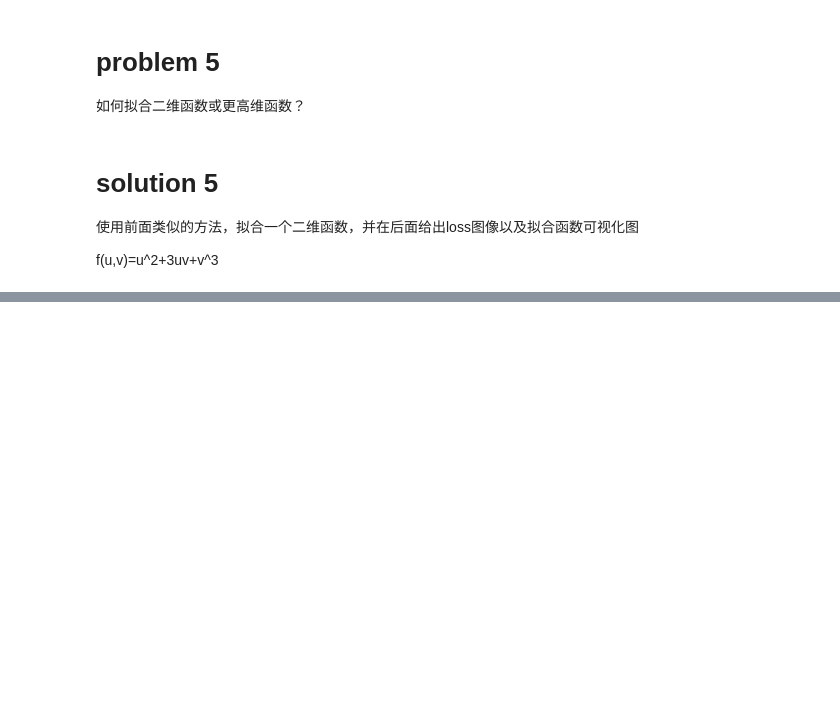
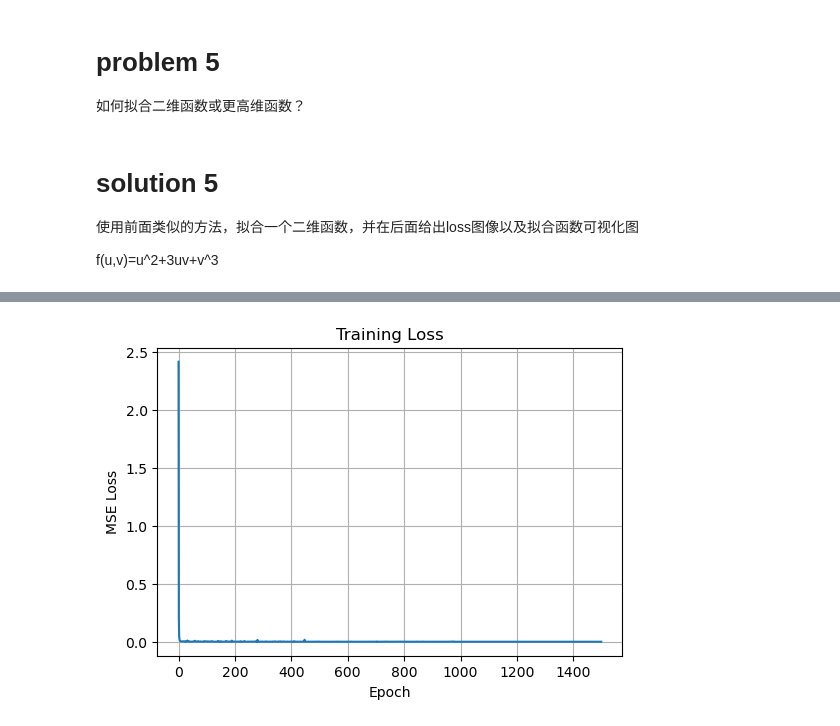
Before and after one commit to sweeter-byte/Deep-Learning-and-Computitional-Physic, a Jupyter notebook: labs/lab1.ipynb, the cells around one changed output, grey strips where cells are left out. Saved outputs shown, nothing was run; the diff lists cells and outputs as text; code cells hidden in the pictures; blank space fills up the shorter version.

```diff
--- a/labs/lab1.ipynb
+++ b/labs/lab1.ipynb
@@ -666,0 +599,95 @@ IndentationError: unindent does not match any outer indentation level (<string>,
+# %%
+import torch
+from torch.utils.data import DataLoader, TensorDataset
+import numpy as np
+import matplotlib.pyplot as plt
+from mpl_toolkits.mplot3d import Axes3D
+import time
+
+# -----------------------------
+# 1. 定义函数
+# -----------------------------
+def f(x, y):
+    return torch.sin(x) + torch.cos(y)**2 + 5*x*y + 3*x**4 + torch.tan(x**5)
+
+# -----------------------------
+# 2. 生成训练数据
+# -----------------------------
+N = 2000
+x = torch.rand(N, 1) * 2 - 1   # [-1, 1]
+y = torch.rand(N, 1) * 2 - 1   # [-1, 1]
+X = torch.cat([x, y], dim=1)
+y_true = f(x, y)
+
+dataset = TensorDataset(X, y_true)
+dataloader = DataLoader(dataset, batch_size=64, shuffle=True)
+
+# -----------------------------
+# 3. 设置设备
+# -----------------------------
+device = torch.device("cpu") # "cuda" or "cpu"
+print(f"Using device: {device}")
+
+# -----------------------------
+# 4. 定义模型
+# -----------------------------
+net = GeneralNet(input_dim=2, hidden_layers=[256, 256, 256], output_dim=1, activation='relu')
+net.to(device)  # 将模型移动到GPU
+
+# -----------------------------
+# 5. 定义优化器和scheduler
+# -----------------------------
+optimizer = torch.optim.Adam(net.parameters(), lr=1e-3)
+scheduler = torch.optim.lr_scheduler.StepLR(optimizer, step_size=500, gamma=0.5)
+
+# -----------------------------
+# 6. 训练
+# -----------------------------
+start_time = time.time()  # 记录开始时间
+
+loss_history = train_model(
+    model=net,
+    dataloader=dataloader,
+    loss_fn=lambda model, x, y: general_loss_fn(model, x, y, 'mse'),
+    optimizer=optimizer,
+    scheduler=scheduler,
+    epochs=1500,
+    device=device
+)
+
+end_time = time.time()  # 记录结束时间
+total_time = end_time - start_time
+print(f"\nTotal training time: {total_time:.2f} seconds")
+
+# -----------------------------
+# 7. 绘制loss曲线
+# -----------------------------
+plt.figure(figsize=(6,4))
+plt.plot(loss_history)
+plt.xlabel('Epoch')
+plt.ylabel('MSE Loss')
+plt.title('Training Loss')
+plt.grid(True)
+plt.show()
+
+# -----------------------------
+# 8. 可视化拟合函数
+# -----------------------------
+grid_points = 50
+x_test = torch.linspace(-1, 1, grid_points)
+y_test = torch.linspace(-1, 1, grid_points)
+X_grid, Y_grid = torch.meshgrid(x_test, y_test)
+XY_test = torch.cat([X_grid.reshape(-1,1), Y_grid.reshape(-1,1)], dim=1).to(device)
+
+with torch.no_grad():
+    Z_pred = net(XY_test).cpu().numpy().reshape(X_grid.shape)  # 输出转回CPU
+
+fig = plt.figure(figsize=(8,6))
+ax = fig.add_subplot(111, projection='3d')
+ax.plot_surface(X_grid.numpy(), Y_grid.numpy(), Z_pred, cmap='viridis', alpha=0.8)
+ax.set_xlabel('x')
+ax.set_ylabel('y')
+ax.set_zlabel('f(x,y)')
+ax.set_title('Fitted Function')
+plt.show()
+# %% [output]
@@ -666,0 +697 @@ IndentationError: unindent does not match any outer indentation level (<string>,
+[figure, added]
```
Also changed, not shown: parts of 22 cells of this notebook.
